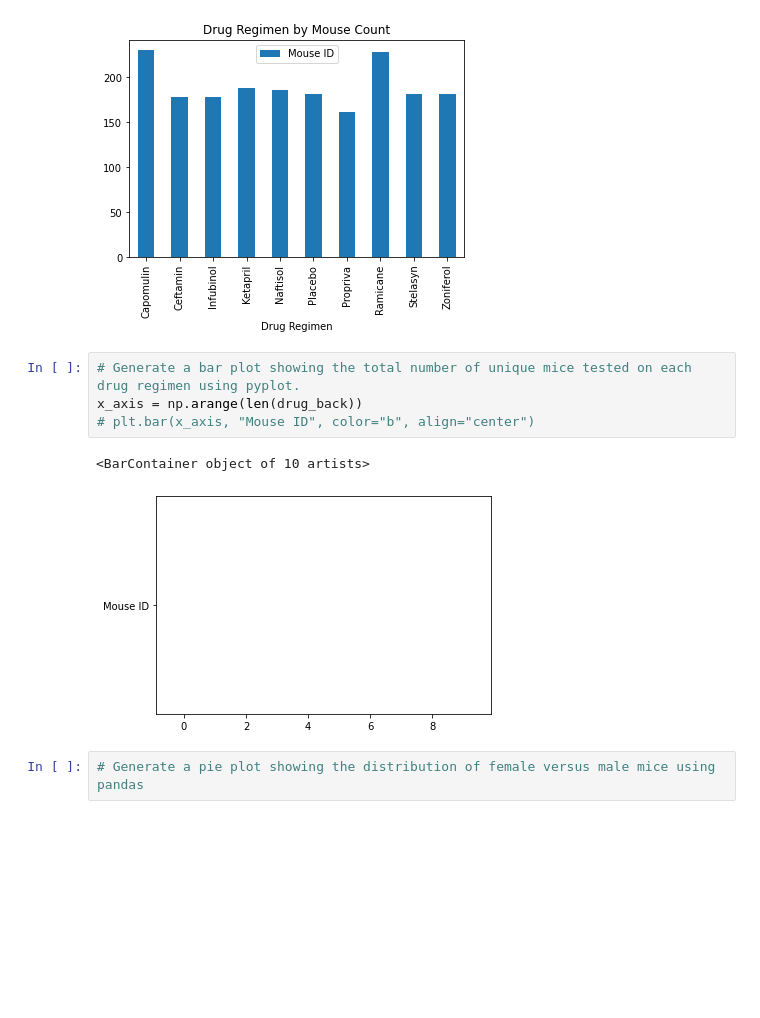
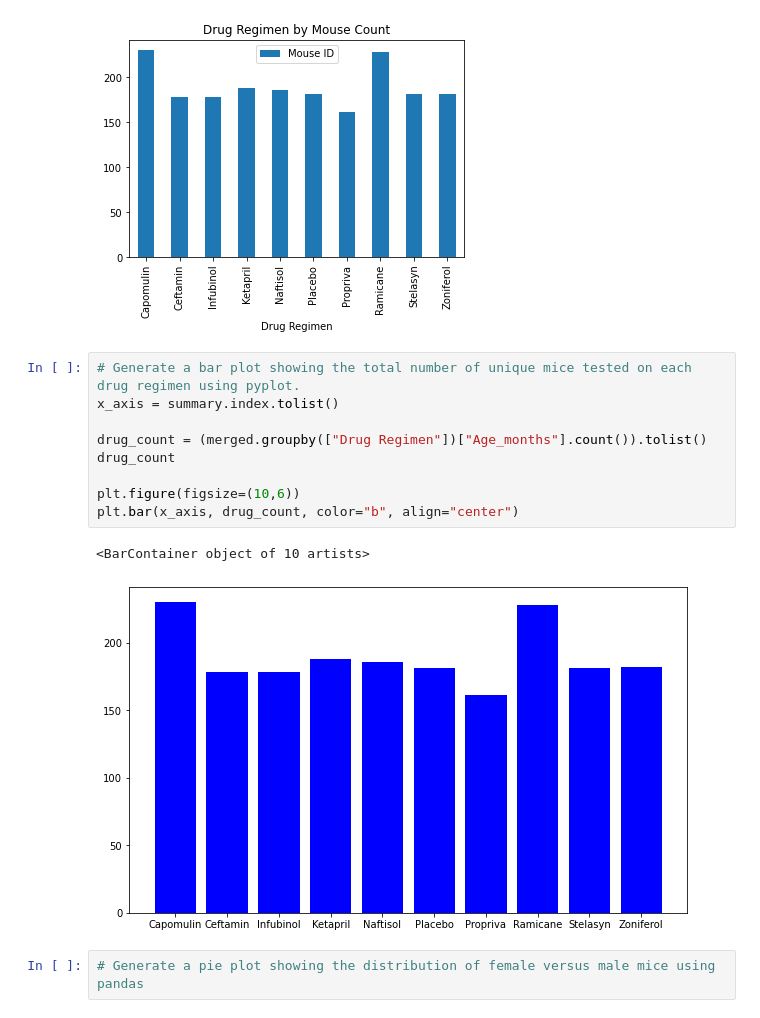
Before and after one commit to brettmw92/Matplotlib, a Jupyter notebook: HW/Instructions/Pymaceuticals/pymaceuticals_starter.ipynb, the cells around one changed output. Cells and saved outputs as stored; diff of their text form; blank space fills up the shorter version.

Commit message:
bar plot done

```diff
--- a/HW/Instructions/Pymaceuticals/pymaceuticals_starter.ipynb
+++ b/HW/Instructions/Pymaceuticals/pymaceuticals_starter.ipynb
@@ -152,11 +152,16 @@ plt.show()
 [figure]
 # %%
 # Generate a bar plot showing the total number of unique mice tested on each drug regimen using pyplot.
-x_axis = np.arange(len(drug_back))
-# plt.bar(x_axis, "Mouse ID", color="b", align="center")
+x_axis = summary.index.tolist()
+
+drug_count = (merged.groupby(["Drug Regimen"])["Age_months"].count()).tolist()
+drug_count
+
+plt.figure(figsize=(10,6))
+plt.bar(x_axis, drug_count, color="b", align="center")
 # %% [output]
 <BarContainer object of 10 artists>
-[figure, old version]
+[figure, new version]
 # %%
 # Generate a pie plot showing the distribution of female versus male mice using pandas
 # %%
```
